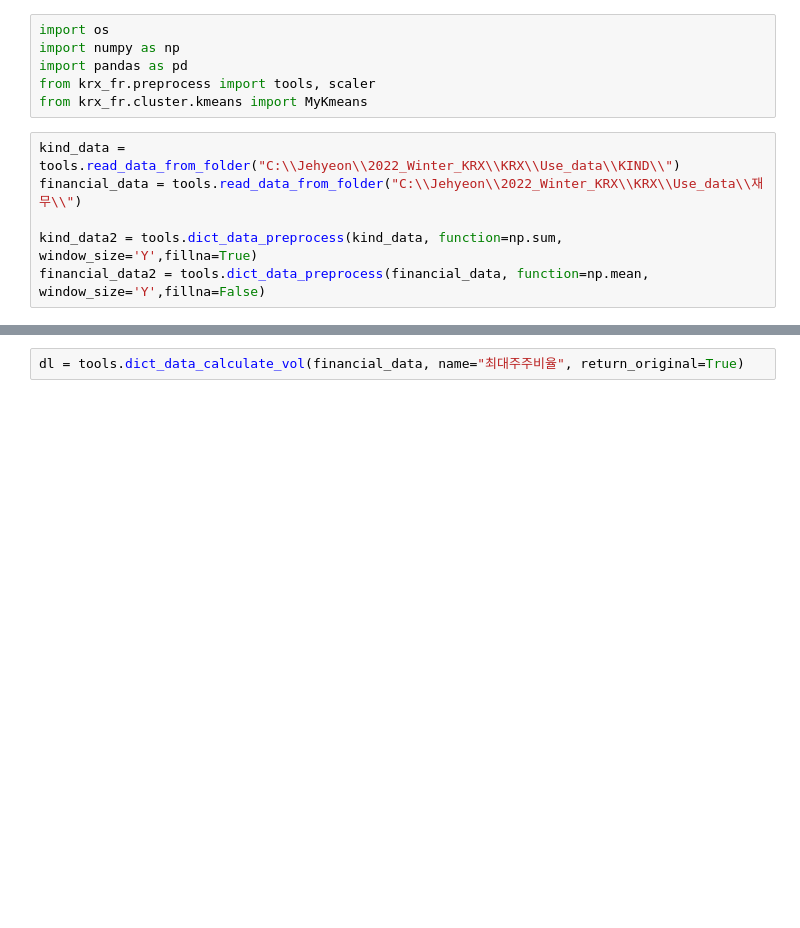
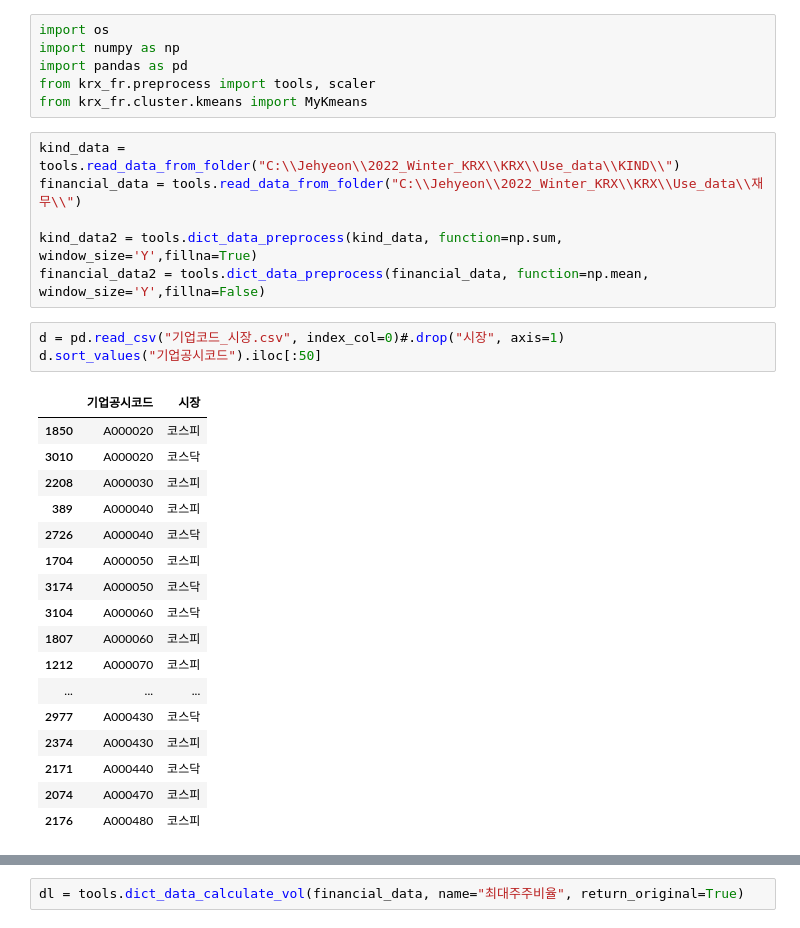
Before and after one commit to Je-Hyeon/KRX_project_2022, a Jupyter notebook: Do_clustering.ipynb, the cells around one changed output, grey strips where cells are left out. Cells and saved outputs as stored; diff of their text form; blank space fills up the shorter version.

```diff
--- a/Do_clustering.ipynb
+++ b/Do_clustering.ipynb
@@ -14,3 +14,24 @@ financial_data = tools.read_data_from_folder("C:\\Jehyeon\\2022_Winter_KRX\\KRX\
 
 kind_data2 = tools.dict_data_preprocess(kind_data, function=np.sum, window_size='Y',fillna=True)
 financial_data2 = tools.dict_data_preprocess(financial_data, function=np.mean, window_size='Y',fillna=False)
+# %%
+d = pd.read_csv("기업코드_시장.csv", index_col=0)#.drop("시장", axis=1)
+d.sort_values("기업공시코드").iloc[:50]
+# %% [output]
+|  | 기업공시코드 | 시장 |
+| 1850 | A000020 | 코스피 |
+| 3010 | A000020 | 코스닥 |
+| 2208 | A000030 | 코스피 |
+| 389 | A000040 | 코스피 |
+| 2726 | A000040 | 코스닥 |
+| 1704 | A000050 | 코스피 |
+| 3174 | A000050 | 코스닥 |
+| 3104 | A000060 | 코스닥 |
+| 1807 | A000060 | 코스피 |
+| 1212 | A000070 | 코스피 |
+| ... | ... | ... |
+| 2977 | A000430 | 코스닥 |
+| 2374 | A000430 | 코스피 |
+| 2171 | A000440 | 코스닥 |
+| 2074 | A000470 | 코스피 |
+| 2176 | A000480 | 코스피 |
```
Also changed, not shown: parts of 8 cells of this notebook, 16 other files.
